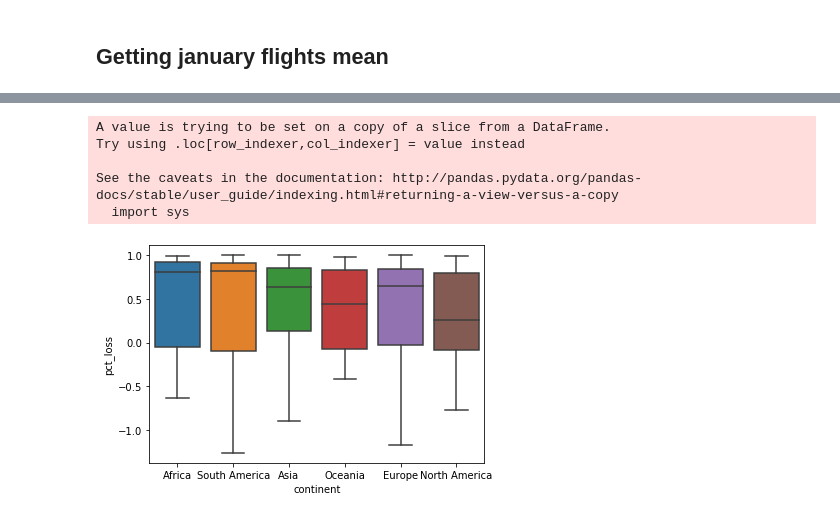
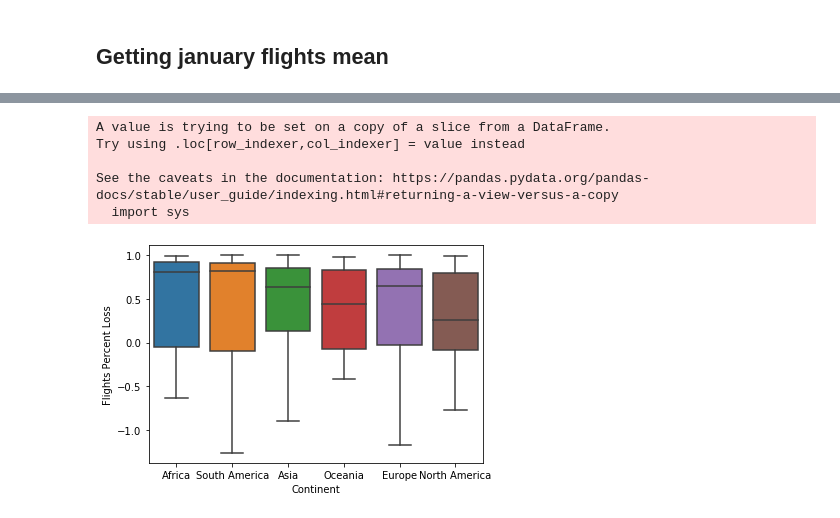
Before and after one commit to paulagiovanna/IC---Covid19-Random-Walk, a Jupyter notebook: eda.ipynb, the cells around one changed output, grey strips where cells are left out. Drawn from its saved outputs; the diff is of its cells as text; code cells hidden in the pictures.

```diff
--- a/eda.ipynb
+++ b/eda.ipynb
@@ -133,0 +128,6 @@ plt.show()
+# %%
+from datetime import datetime
+def get_date(df):
+    return datetime.strptime('2020 ' +str(df[1]-1) + ' 6', "%Y %W %w")
+
+df_pred['date'] = df_pred.apply(get_date, axis=1)
@@ -133,0 +140,18 @@ plt.show()
+# %%
+from pylab import rcParams
+rcParams['figure.figsize'] = 10, 5
+
+def country_to_continent(country_name):
+    country_alpha2 = pc.country_name_to_country_alpha2(country_name)
+    country_continent_code = pc.country_alpha2_to_continent_code(country_alpha2)
+    country_continent_name = pc.convert_continent_code_to_continent_name(country_continent_code)
+    return country_continent_name
+
+df_pred['continent'] = df_pred['pais'].apply(lambda x: country_to_continent(x))
+df_pred['date'] = pd.to_datetime(df_pred['date'])
+ax = sns.lineplot(y = df_pred.pct_loss, x= df_pred.date, hue= df_pred.continent)
+plt.xticks([min(df_pred.date),  pd.to_datetime('2020-03-08'), pd.to_datetime('2020-04-08'), pd.to_datetime('2020-05-08'), max(df_pred.date)])
+ax.set(xlabel = 'Date', ylabel = 'Flights Percent Loss')
+plt.legend(bbox_to_anchor=(1.05, 1), loc=2, borderaxespad=0.)
+plt.savefig("img/pctloss_continent.svg", format="svg")
+plt.show()
@@ -157,12 +222,15 @@ df_pred['continent'] = df_pred['pais'].apply(lambda x: country_to_continent(x))
 A value is trying to be set on a copy of a slice from a DataFrame.
 Try using .loc[row_indexer,col_indexer] = value instead
 
-See the caveats in the documentation: http://pandas.pydata.org/pandas-docs/stable/user_guide/indexing.html#returning-a-view-versus-a-copy
+See the caveats in the documentation: https://pandas.pydata.org/pandas-docs/stable/user_guide/indexing.html#returning-a-view-versus-a-copy
   import sys
 # %%
 ax = sns.boxplot(x="continent", y="pct_loss", data=df_pred, showfliers = False)
+#plt.title('week ' + str(i) + '-' + str(i+5))
+ax.set(xlabel = 'Continent', ylabel = 'Flights Percent Loss')
+plt.savefig("img/box_plot_allweeks.svg", format="svg")
 # %% [output]
-[figure, old version]
+[figure, new version]
 # %%
 for i in range(5, 20, 5):
     sns.boxplot(x="continent", y="pct_loss", data=df_pred[(df_pred.valor_semana > i) &(df_pred.valor_semana < i+5)], showfliers = False)
```
Also changed, not shown: parts of 17 cells of this notebook, 1 other file.
